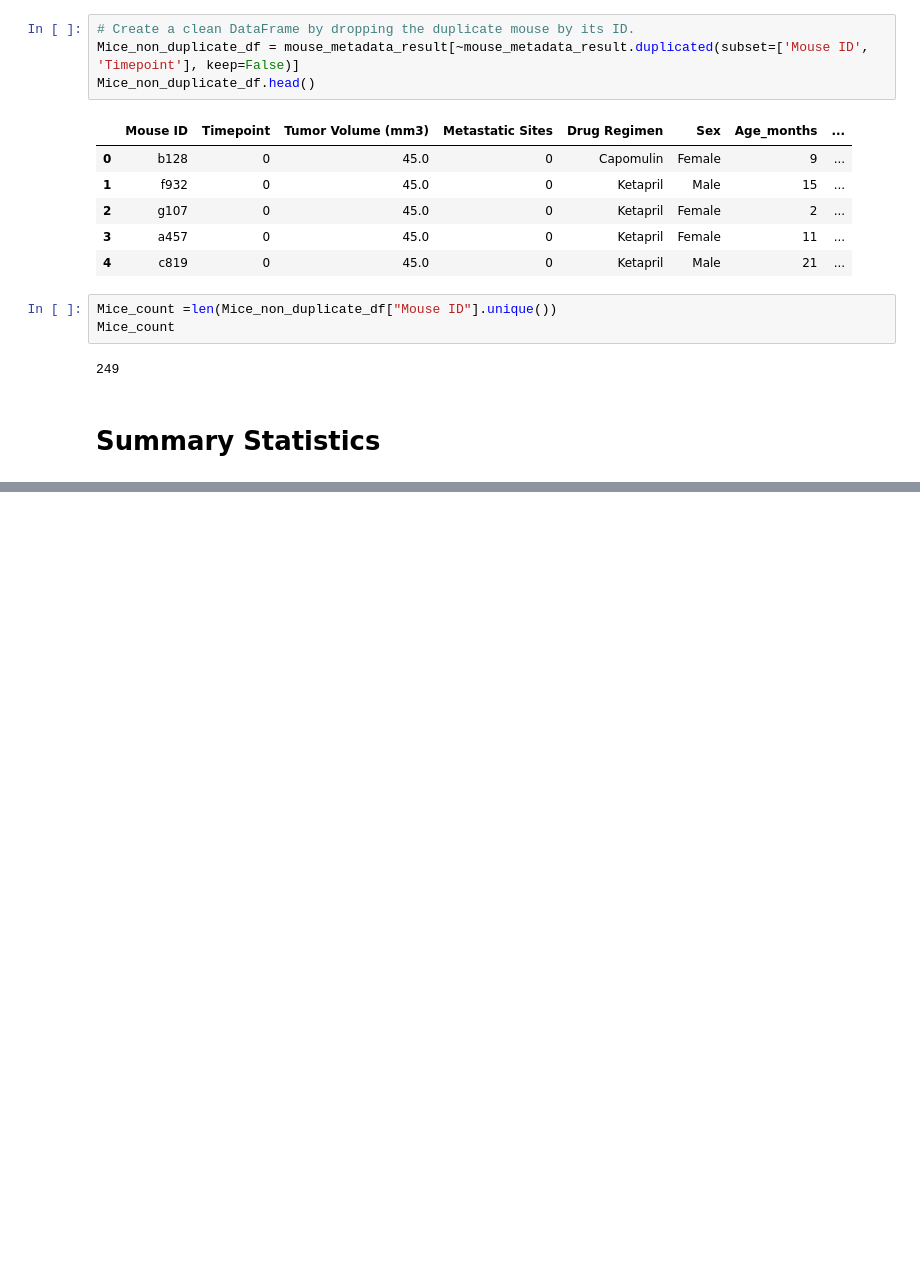
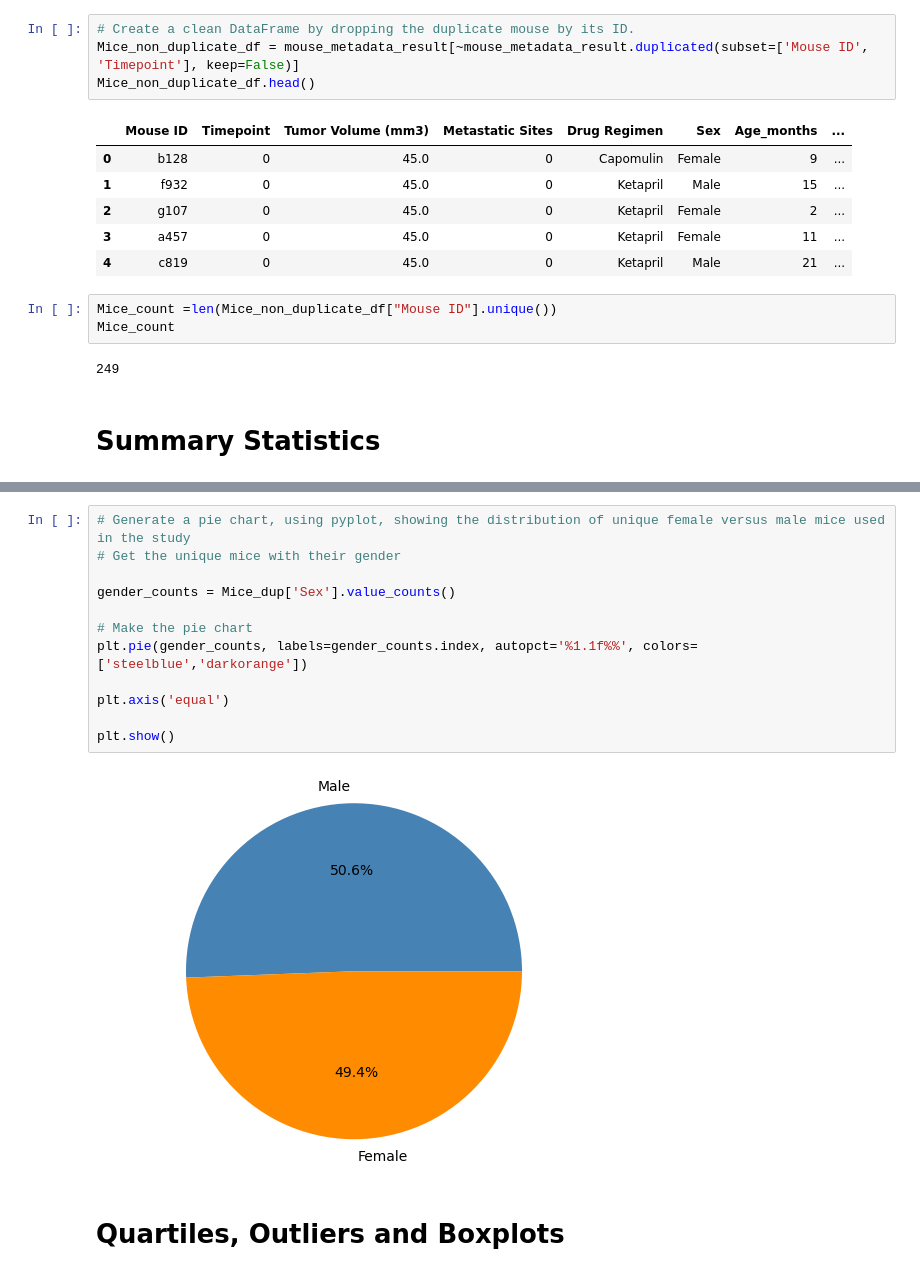
Before and after one commit to AMRITKAUR89/MatPlotLib-Challenge, a Jupyter notebook: Pymaceuticals/Matplotlib.ipynb, the cells around one changed output, grey strips where cells are left out. Cells and saved outputs as stored; diff of their text form; blank space fills up the shorter version.

```diff
--- a/Pymaceuticals/Matplotlib.ipynb
+++ b/Pymaceuticals/Matplotlib.ipynb
@@ -96,0 +180,16 @@ grouped_data.describe()
+# %%
+# Generate a pie chart, using pyplot, showing the distribution of unique female versus male mice used in the study
+# Get the unique mice with their gender
+
+gender_counts = Mice_dup['Sex'].value_counts()
+
+# Make the pie chart
+plt.pie(gender_counts, labels=gender_counts.index, autopct='%1.1f%%', colors=['steelblue','darkorange'])
+
+plt.axis('equal')
+
+plt.show()
+# %% [output]
+[figure, added]
+# %% [markdown]
+# Quartiles, Outliers and Boxplots
```
Also changed, not shown: parts of 6 cells of this notebook.
